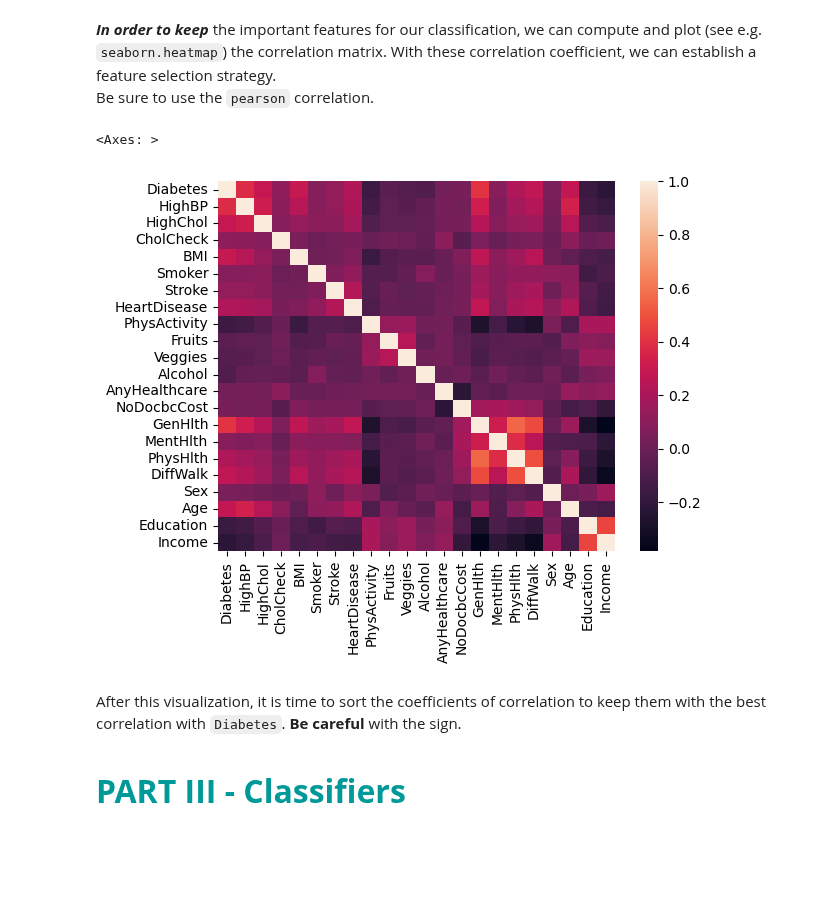
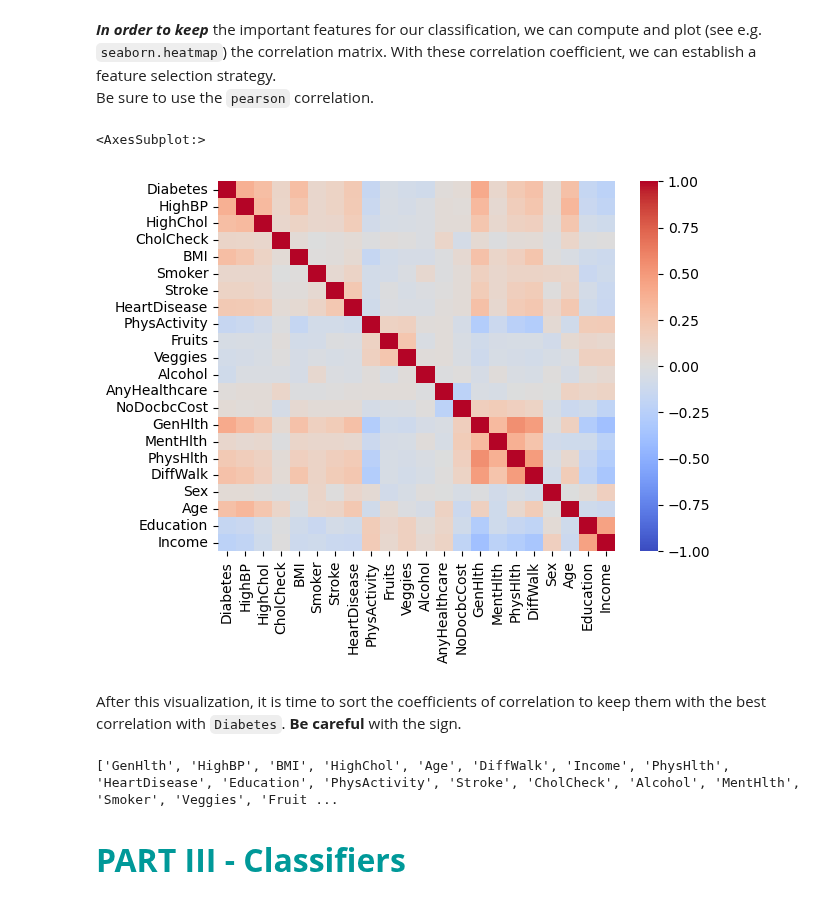
Before and after one commit to bolclaire/LEPL1109, a Jupyter notebook: Hackaton2/H2-classification.ipynb, the cells around one changed output. Cells and saved outputs as stored; diff of their text form; code cells hidden in the pictures; blank space fills up the shorter version.

```diff
--- a/Hackaton2/H2-classification.ipynb
+++ b/Hackaton2/H2-classification.ipynb
@@ -212,17 +212,17 @@ Be sure to use the `pearson` correlation.
 # %%
 import seaborn
 """
 CELL N°2.1 : CORRELATION MATRIX
 
 @pre:  `df` contains the diabetes dataset
 @post: `corr_matrix` is a Pandas DataFrame that contains the correlation matrix of the full dataset
 """
 
 corr_matrix = df.corr(method='pearson')
-seaborn.heatmap(corr_matrix)
+seaborn.heatmap(corr_matrix,cmap='coolwarm',vmin=-1,vmax=1)
 # %% [output]
-<Axes: >
+<AxesSubplot:>
-[figure, old version]
+[figure, new version]
 # %% [markdown]
 After this visualization, it is time to sort the coefficients of correlation to keep them with the best correlation with `Diabetes`. **Be careful** with the sign.
 # %%
@@ -236,10 +236,12 @@ CELL N°2.2 : ANALYZE THE CORRELATION WITH DIABETE
 
 def sort_features(corr_matrix):
     corr = df.corrwith(df["Diabetes"]).drop("Diabetes")
-    indices = list(corr)
-    return sorted(indices,key=abs,reverse=True)
+    return corr.sort_values(key=abs,ascending=False).axes[0].to_list()
 
 sorted_features = sort_features(corr_matrix)
+print(sorted_features)
+# %% [output]
+['GenHlth', 'HighBP', 'BMI', 'HighChol', 'Age', 'DiffWalk', 'Income', 'PhysHlth', 'HeartDisease', 'Education', 'PhysActivity', 'Stroke', 'CholCheck', 'Alcohol', 'MentHlth', 'Smoker', 'Veggies', 'Fruit ...
 # %% [markdown]
 <br><font size=7 color=#009999> <b>PART III - Classifiers</b> </font> <br><br>
 # %% [markdown]
```
Also changed, not shown: parts of 2 cells of this notebook.
